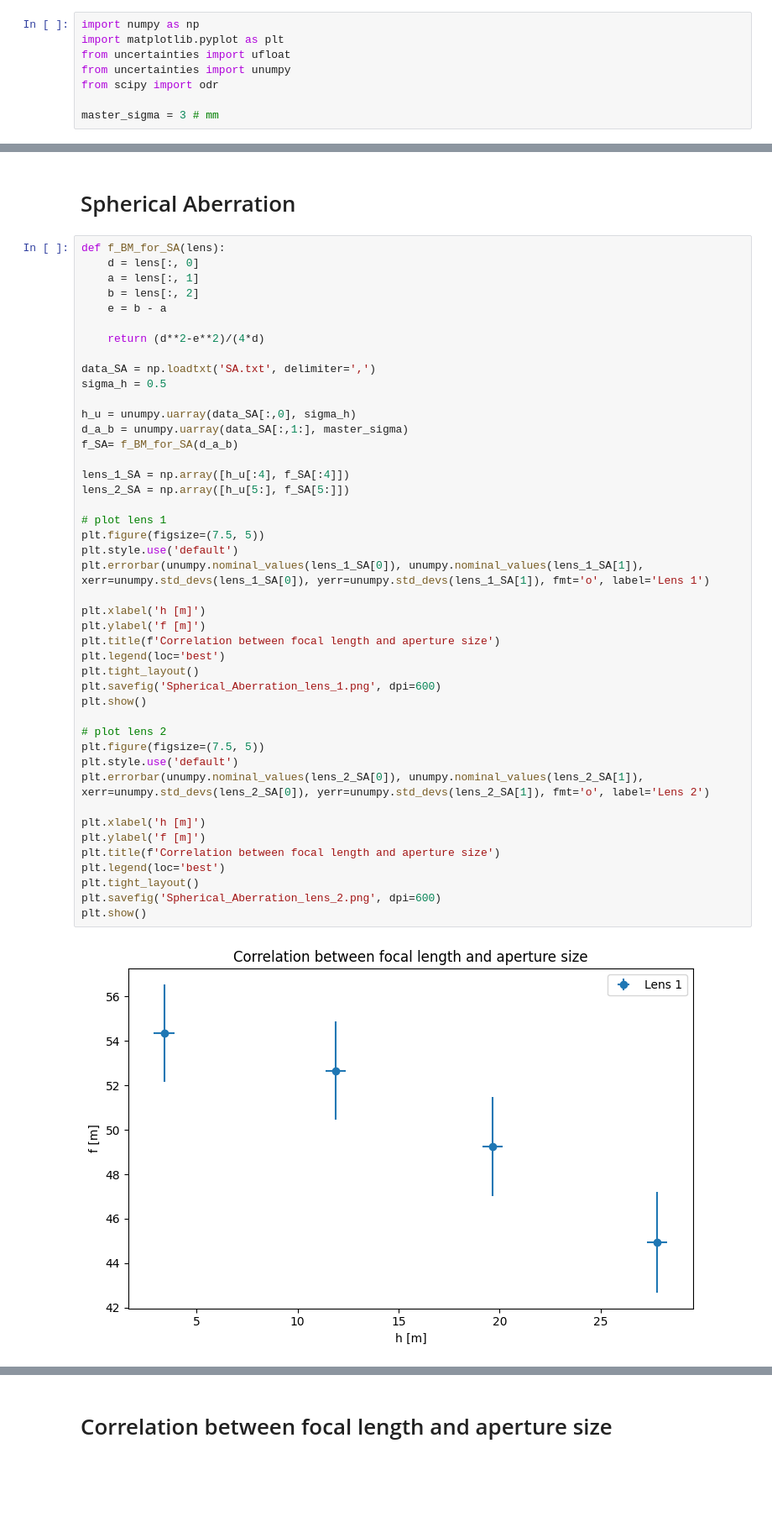
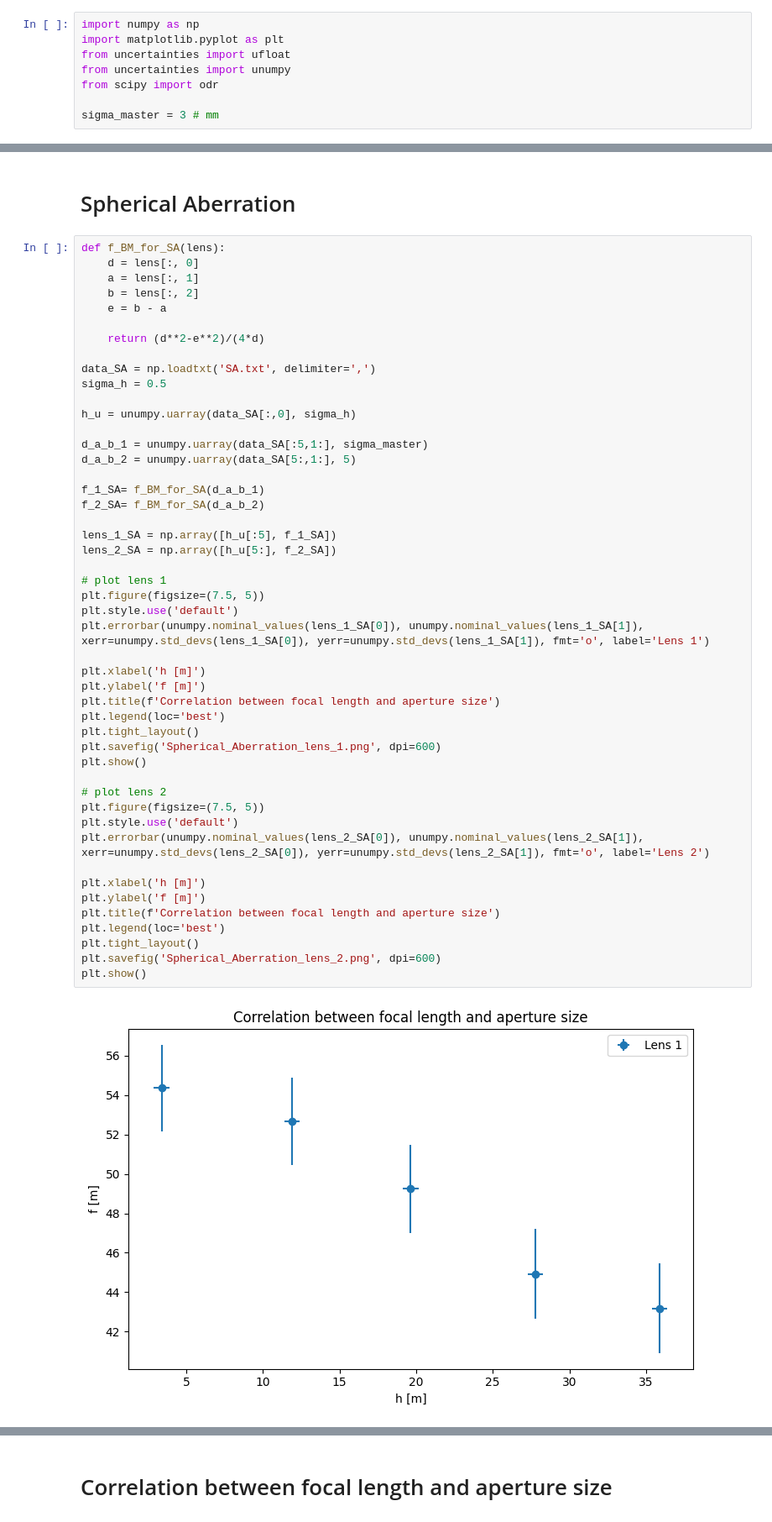
Before and after one commit to Mhfd10/P2_ETHZ_SS26, a Jupyter notebook: Geometrical Optics/main.ipynb, the cells around one changed output, grey strips where cells are left out. Shown at 84% size. Cells and saved outputs as stored; diff of their text form; blank space fills up the shorter version.

Commit message:
fixed slicing of arrays and wrong error on the spherical aberration of lens 2

```diff
--- a/Geometrical Optics/main.ipynb
+++ b/Geometrical Optics/main.ipynb
@@ -5,7 +5,7 @@ from uncertainties import ufloat
 from uncertainties import unumpy
 from scipy import odr
 
-master_sigma = 3 # mm
+sigma_master = 3 # mm
 # %% [markdown]
 # Focal length from Object and Image Distance
 # %%
@@ -205,36 +209,40 @@ data_SA = np.loadtxt('SA.txt', delimiter=',')
 sigma_h = 0.5
 
 h_u = unumpy.uarray(data_SA[:,0], sigma_h)
-d_a_b = unumpy.uarray(data_SA[:,1:], master_sigma)
-f_SA= f_BM_for_SA(d_a_b)
 
-lens_1_SA = np.array([h_u[:4], f_SA[:4]])
-lens_2_SA = np.array([h_u[5:], f_SA[5:]])
+d_a_b_1 = unumpy.uarray(data_SA[:5,1:], sigma_master)
+d_a_b_2 = unumpy.uarray(data_SA[5:,1:], 5)
+
+f_1_SA= f_BM_for_SA(d_a_b_1)
+f_2_SA= f_BM_for_SA(d_a_b_2)
+
+lens_1_SA = np.array([h_u[:5], f_1_SA])
+lens_2_SA = np.array([h_u[5:], f_2_SA])
 
 # plot lens 1
 plt.figure(figsize=(7.5, 5))
 plt.style.use('default')
 plt.errorbar(unumpy.nominal_values(lens_1_SA[0]), unumpy.nominal_values(lens_1_SA[1]), xerr=unumpy.std_devs(lens_1_SA[0]), yerr=unumpy.std_devs(lens_1_SA[1]), fmt='o', label='Lens 1')
 
 plt.xlabel('h [m]')
 plt.ylabel('f [m]')
 plt.title(f'Correlation between focal length and aperture size')
 plt.legend(loc='best')
 plt.tight_layout()
 plt.savefig('Spherical_Aberration_lens_1.png', dpi=600)
 plt.show()
 
 # plot lens 2
 plt.figure(figsize=(7.5, 5))
 plt.style.use('default')
 plt.errorbar(unumpy.nominal_values(lens_2_SA[0]), unumpy.nominal_values(lens_2_SA[1]), xerr=unumpy.std_devs(lens_2_SA[0]), yerr=unumpy.std_devs(lens_2_SA[1]), fmt='o', label='Lens 2')
 
 plt.xlabel('h [m]')
 plt.ylabel('f [m]')
 plt.title(f'Correlation between focal length and aperture size')
 plt.legend(loc='best')
 plt.tight_layout()
 plt.savefig('Spherical_Aberration_lens_2.png', dpi=600)
 plt.show()
 # %% [output]
-[figure, old version]
+[figure, new version]
```
Also changed, not shown: parts of 7 cells of this notebook, 7 other files.
